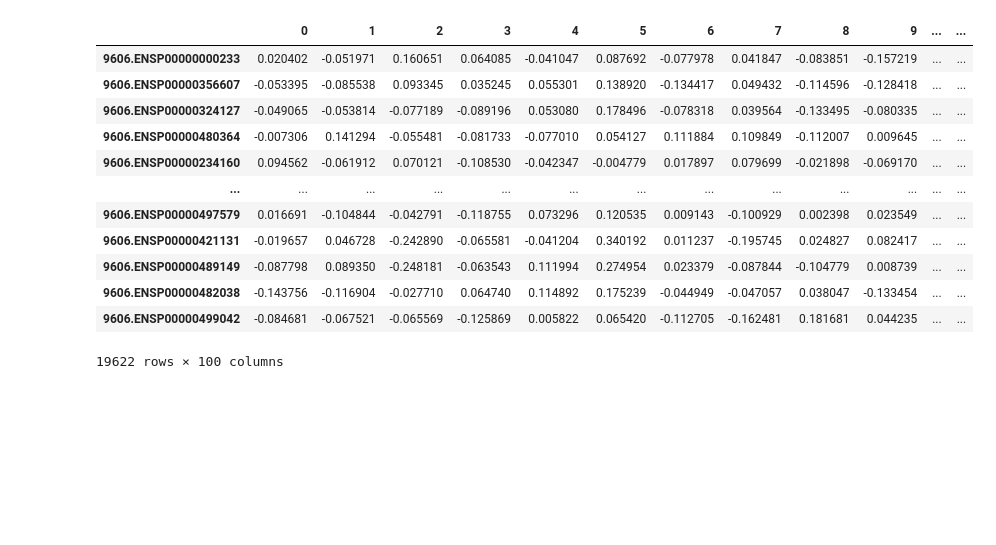
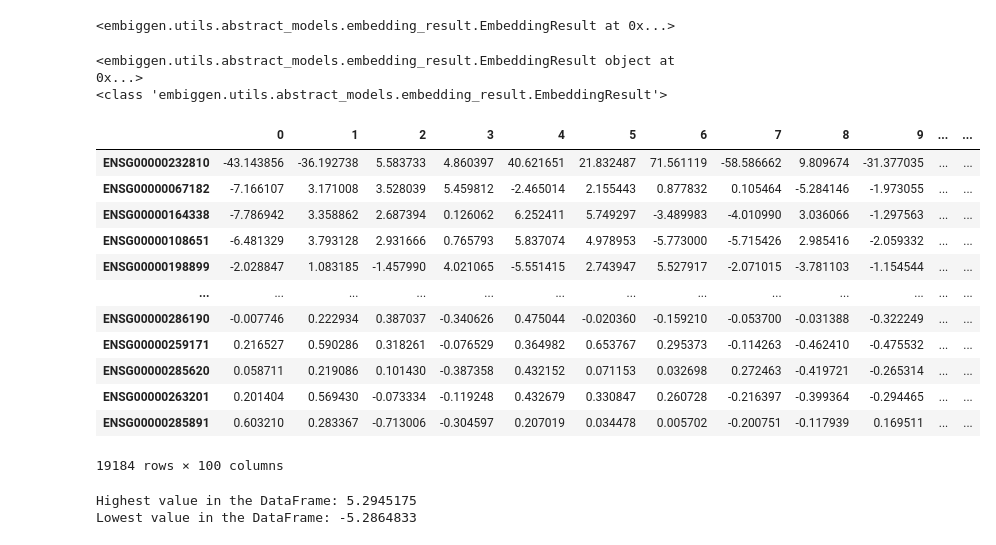
Before and after one commit to a59490/Tese_ASD_Gene_Pred, a Jupyter notebook: 12_grape/grape_from_csv.ipynb, the cells around one changed output. Cells and saved outputs as stored; diff of their text form; code cells hidden in the pictures; blank space fills up the shorter version.

```diff
--- a/12_grape/grape_from_csv.ipynb
+++ b/12_grape/grape_from_csv.ipynb
@@ -3,18 +4,17 @@ from grape import Graph
 # %%
-# Define the file path and separator
-csv_file_path = "9606.protein.links.v12.0.txt"
 
-file_path = "9606.protein.links.v12.0.txt.gz"
-separator = " "  # Assuming space is the separator, adjust if necessary
+csv_file_path = "string_protein_links.txt"
+
+separator = " "
 
 # Create the graph from the CSV file
 string_graph = Graph.from_csv(
     edge_path=csv_file_path,
     edge_list_separator=separator,
-    sources_column_number=0,  # Assuming protein 1 is in the first column
-    destinations_column_number=1,  # Assuming protein 2 is in the second column
+    sources_column_number=0,  # protein 1 is in the first column
+    destinations_column_number=1,  # Aprotein 2 is in the second column
     weights_column_number=2,  # Assuming weight is in the third column ------------- /1000 check later!!!!!!!!
-    directed=False,  # Assuming the graph is undirected, adjust if necessary
+    directed=False,  #  graph is undirected, adjust if necessary
     verbose=True  # Optionally, set verbose to True for more information during loading
 )
 # %%
@@ -53,18 +57,7 @@ from grape.embedders import FirstOrderLINEEnsmallen
 # %%
-embedding = FirstOrderLINEEnsmallen().fit_transform(string_graph)
-#embedding = Node2VecSkipGramEnsmallen().fit_transform(graph)
+#embedding = FirstOrderLINEEnsmallen().fit_transform(string_graph)
+#embedding = SecondOrderLINEEnsmallen().fit_transform(string_graph)
+embedding = Node2VecSkipGramEnsmallen().fit_transform(string_graph)
 embedding
 # %% [output]
-|  | 0 | 1 | 2 | 3 | 4 | 5 | 6 | 7 | 8 | 9 | ... | ... |
-| 9606.ENSP00000000233 | 0.020402 | -0.051971 | 0.160651 | 0.064085 | -0.041047 | 0.087692 | -0.077978 | 0.041847 | -0.083851 | -0.157219 | ... | ... |
-| 9606.ENSP00000356607 | -0.053395 | -0.085538 | 0.093345 | 0.035245 | 0.055301 | 0.138920 | -0.134417 | 0.049432 | -0.114596 | -0.128418 | ... | ... |
-| 9606.ENSP00000324127 | -0.049065 | -0.053814 | -0.077189 | -0.089196 | 0.053080 | 0.178496 | -0.078318 | 0.039564 | -0.133495 | -0.080335 | ... | ... |
-| 9606.ENSP00000480364 | -0.007306 | 0.141294 | -0.055481 | -0.081733 | -0.077010 | 0.054127 | 0.111884 | 0.109849 | -0.112007 | 0.009645 | ... | ... |
-| 9606.ENSP00000234160 | 0.094562 | -0.061912 | 0.070121 | -0.108530 | -0.042347 | -0.004779 | 0.017897 | 0.079699 | -0.021898 | -0.069170 | ... | ... |
-| ... | ... | ... | ... | ... | ... | ... | ... | ... | ... | ... | ... | ... |
-| 9606.ENSP00000497579 | 0.016691 | -0.104844 | -0.042791 | -0.118755 | 0.073296 | 0.120535 | 0.009143 | -0.100929 | 0.002398 | 0.023549 | ... | ... |
-| 9606.ENSP00000421131 | -0.019657 | 0.046728 | -0.242890 | -0.065581 | -0.041204 | 0.340192 | 0.011237 | -0.195745 | 0.024827 | 0.082417 | ... | ... |
-| 9606.ENSP00000489149 | -0.087798 | 0.089350 | -0.248181 | -0.063543 | 0.111994 | 0.274954 | 0.023379 | -0.087844 | -0.104779 | 0.008739 | ... | ... |
-| 9606.ENSP00000482038 | -0.143756 | -0.116904 | -0.027710 | 0.064740 | 0.114892 | 0.175239 | -0.044949 | -0.047057 | 0.038047 | -0.133454 | ... | ... |
-| 9606.ENSP00000499042 | -0.084681 | -0.067521 | -0.065569 | -0.125869 | 0.005822 | 0.065420 | -0.112705 | -0.162481 | 0.181681 | 0.044235 | ... | ... |
-19622 rows × 100 columns
+<embiggen.utils.abstract_models.embedding_result.EmbeddingResult at 0x...>
@@ -72,0 +64,32 @@ embedding.to_csv("string_v12.csv")
+# %%
+print(embedding)
+print(type(embedding))
+# %% [output]
+<embiggen.utils.abstract_models.embedding_result.EmbeddingResult object at 0x...>
+<class 'embiggen.utils.abstract_models.embedding_result.EmbeddingResult'>
+# %%
+df=embedding.get_all_node_embedding()
+df[0]
+# %% [output]
+|  | 0 | 1 | 2 | 3 | 4 | 5 | 6 | 7 | 8 | 9 | ... | ... |
+| ENSG00000232810 | -43.143856 | -36.192738 | 5.583733 | 4.860397 | 40.621651 | 21.832487 | 71.561119 | -58.586662 | 9.809674 | -31.377035 | ... | ... |
+| ENSG00000067182 | -7.166107 | 3.171008 | 3.528039 | 5.459812 | -2.465014 | 2.155443 | 0.877832 | 0.105464 | -5.284146 | -1.973055 | ... | ... |
+| ENSG00000164338 | -7.786942 | 3.358862 | 2.687394 | 0.126062 | 6.252411 | 5.749297 | -3.489983 | -4.010990 | 3.036066 | -1.297563 | ... | ... |
+| ENSG00000108651 | -6.481329 | 3.793128 | 2.931666 | 0.765793 | 5.837074 | 4.978953 | -5.773000 | -5.715426 | 2.985416 | -2.059332 | ... | ... |
+| ENSG00000198899 | -2.028847 | 1.083185 | -1.457990 | 4.021065 | -5.551415 | 2.743947 | 5.527917 | -2.071015 | -3.781103 | -1.154544 | ... | ... |
+| ... | ... | ... | ... | ... | ... | ... | ... | ... | ... | ... | ... | ... |
+| ENSG00000286190 | -0.007746 | 0.222934 | 0.387037 | -0.340626 | 0.475044 | -0.020360 | -0.159210 | -0.053700 | -0.031388 | -0.322249 | ... | ... |
+| ENSG00000259171 | 0.216527 | 0.590286 | 0.318261 | -0.076529 | 0.364982 | 0.653767 | 0.295373 | -0.114263 | -0.462410 | -0.475532 | ... | ... |
+| ENSG00000285620 | 0.058711 | 0.219086 | 0.101430 | -0.387358 | 0.432152 | 0.071153 | 0.032698 | 0.272463 | -0.419721 | -0.265314 | ... | ... |
+| ENSG00000263201 | 0.201404 | 0.569430 | -0.073334 | -0.119248 | 0.432679 | 0.330847 | 0.260728 | -0.216397 | -0.399364 | -0.294465 | ... | ... |
+| ENSG00000285891 | 0.603210 | 0.283367 | -0.713006 | -0.304597 | 0.207019 | 0.034478 | 0.005702 | -0.200751 | -0.117939 | 0.169511 | ... | ... |
+19184 rows × 100 columns
+# %%
+highest_value = df[1].max().max()
+lowest_value = df[1].min().min()
+
+print("Highest value in the DataFrame:", highest_value)
+print("Lowest value in the DataFrame:", lowest_value)
+# %% [output]
+Highest value in the DataFrame: 5.2945175
+Lowest value in the DataFrame: -5.2864833
```
Also changed, not shown: parts of 10 cells of this notebook, 47 other files.
